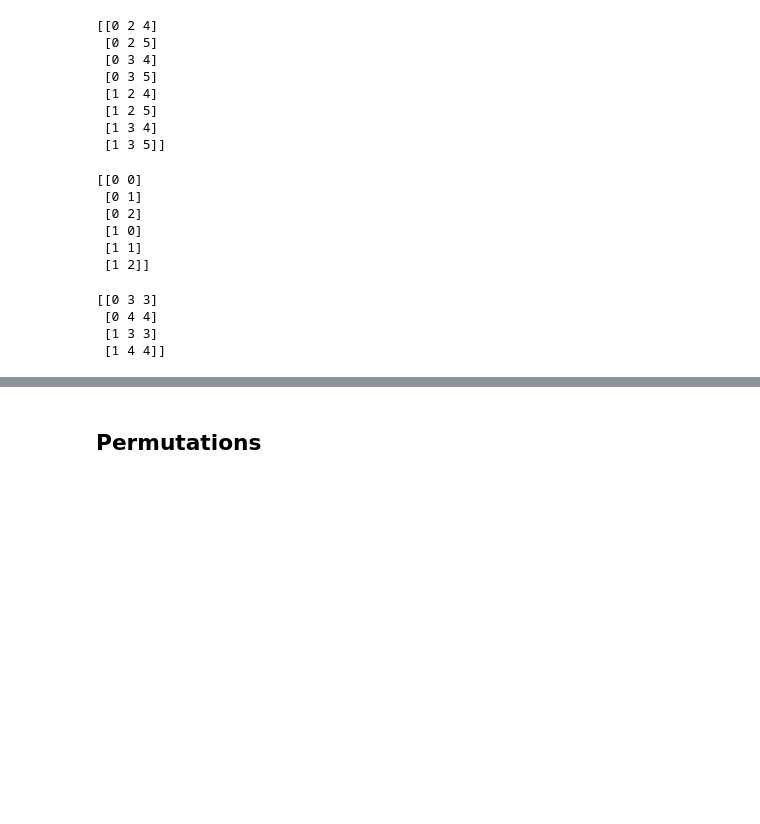
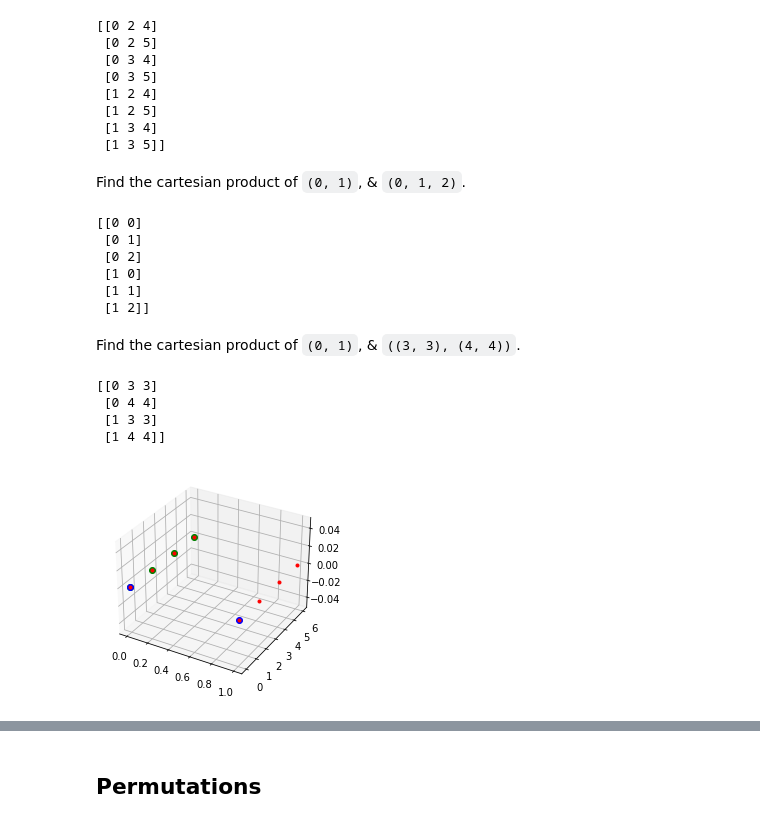
Before and after one commit to MartinCastroAlvarez/python-deep-learning-algorithms, a Jupyter notebook: amsterdam.ipynb, the cells around one changed output, grey strips where cells are left out. Saved outputs shown, nothing was run; the diff lists cells and outputs as text; code cells hidden in the pictures; blank space fills up the shorter version.

```diff
--- a/amsterdam.ipynb
+++ b/amsterdam.ipynb
@@ -22,9 +28,8 @@ def cartesian(*arrays) -> np.matrix:
     """
     if len(arrays) == 1:
         return arrays[0]
-    dtype: np.dtype = arrays[0][0].dtype
-    X: np.ndarray = arrays[0]
-    Y: np.ndarray = cartesian(*arrays[1:])
+    X: np.array = arrays[0]
+    Y: np.matrix = cartesian(*arrays[1:])
     X = X.reshape(X.shape[0], X.shape[1] if X.ndim > 1 else 1)
     Y = Y.reshape(Y.shape[0], Y.shape[1] if Y.ndim > 1 else 1)
     n: int = Y.shape[0] * X.shape[0]
@@ -45,4 +52,6 @@ print(cartesian(X, Y, Z))
  [1 2 5]
  [1 3 4]
  [1 3 5]]
+# %% [markdown]
+Find the cartesian product of `(0, 1)`, & `(0, 1, 2)`.
 # %%
@@ -56,4 +65,6 @@ print(cartesian(X, Y))
  [1 0]
  [1 1]
  [1 2]]
+# %% [markdown]
+Find the cartesian product of `(0, 1)`, & `((3, 3), (4, 4))`.
 # %%
@@ -65,3 +76,15 @@ print(cartesian(X, Y))
  [0 4 4]
  [1 3 3]
  [1 4 4]]
+# %%
+X: np.array = np.arange(2)
+Y: np.array = np.linspace(0, 6, 4)
+product: np.matrix = cartesian(X, Y)
+figure: Figure = plt.figure()
+axes: Axes = figure.add_subplot(projection='3d')
+axes.plot(np.zeros(Y.shape[0]), Y, 'o', color='green')
+axes.plot(X, np.zeros(X.shape[0]), 'o', color='blue')
+axes.plot(product[:,0], product[:,1], '.', color='red')
+plt.show()
+# %% [output]
+[figure, added]
```
Also changed, not shown: parts of 37 cells of this notebook, 2 other files.
